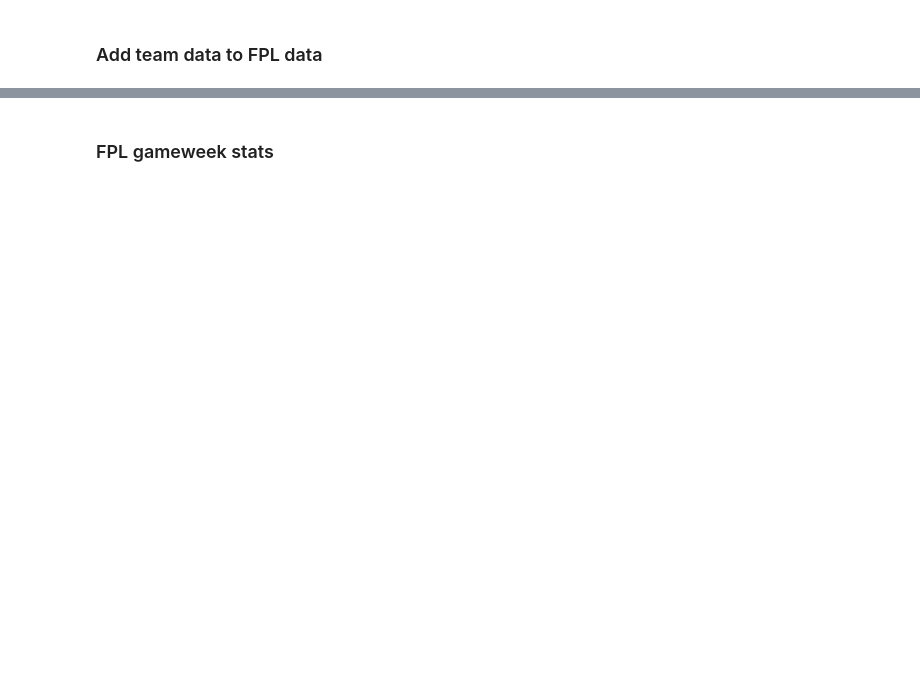
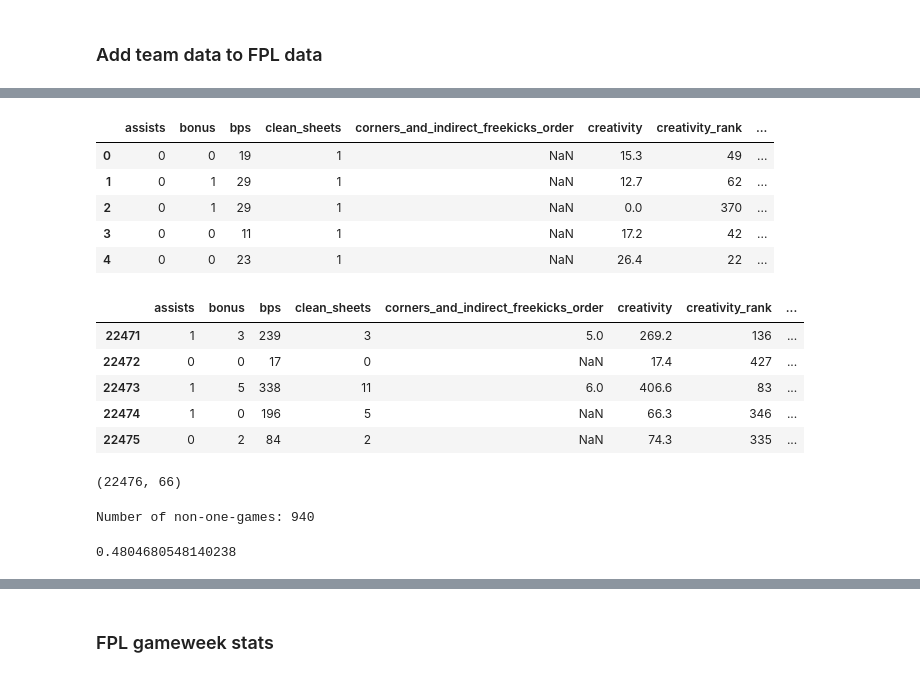
Before and after one commit to jaksticks/Fantasy-Premier-League, a Jupyter notebook: season23_24/notebooks/modelling/data_processing.ipynb, the cells around one changed output, grey strips where cells are left out. Cells and saved outputs as stored; diff of their text form; code cells hidden in the pictures; blank space fills up the shorter version.

```diff
--- a/season23_24/notebooks/modelling/data_processing.ipynb
+++ b/season23_24/notebooks/modelling/data_processing.ipynb
@@ -308,3 +645,7 @@ fixtures_melt
+# %%
+# shift team xg data by one so that the target game result is not included
+cols_to_shift = [col for col in fixtures_melt if 'ewm' in col]
+fixtures_melt[cols_to_shift] = fixtures_melt.groupby('value')[cols_to_shift].shift(1)
 # %%
 # check what a given team's stats look like
 fixtures_melt[fixtures_melt.value=='Fulham']
@@ -321,6 +698,7 @@ col_names += [f'xGA_ewm_{i}' for i in rolling_windows]
 nr_cols = len(col_names)
 team_data = []
 opponent_data = []
+home_indicator = []
 count_non_one_games = 0
 for ix, row in fpl_df.iterrows():
     gameweek = row.gameweek
@@ -330,34 +708,58 @@ for ix, row in fpl_df.iterrows():
     if games.shape[0]!=1:
         team_data.append( np.array([np.nan]*nr_cols) )
         opponent_data.append( np.array([np.nan]*nr_cols) )
+        home_indicator.append( np.array([np.nan]) )
         count_non_one_games += 1
     elif games.shape[0]==1:
         # add team data
         team_data.append( games[col_names].values.flatten() )
         # find opponent data
         home_game = games.variable.values[0]=='home_team'
         game_id = games.id.values[0]
         if home_game:
+            home_indicator.append( np.array([1]) )
             opponent_team = fixtures_df.loc[(fixtures_df.home_team==team) & (fixtures_df.event==gameweek) & (fixtures_df.season==season), 'away_team'].values[0]
         else:
+            home_indicator.append( np.array([0]) )
             opponent_team = fixtures_df.loc[(fixtures_df.away_team==team) & (fixtures_df.event==gameweek) & (fixtures_df.season==season), 'home_team'].values[0]
         opponent_games = fixtures_melt[(fixtures_melt.value==opponent_team) & (fixtures_melt.event==gameweek) & (fixtures_melt.season==season) & (fixtures_melt.id==game_id)]
         # add opponent data
         opponent_data.append( opponent_games[col_names].values.flatten() )
     else:
         print(f'Check number of games for ix {ix}!')
 
 
 new_col_names = ['team_'+col for col in col_names]
 team_data_df = pd.DataFrame(team_data, columns=new_col_names)
 new_oppo_col_names = ['opponent_'+col for col in col_names]
 opponent_data_df = pd.DataFrame(opponent_data, columns=new_oppo_col_names)
+home_indicator_df = pd.DataFrame(home_indicator, columns=['home'])
 
-fpl_df = fpl_df.join([team_data_df, opponent_data_df])
+fpl_df = fpl_df.join([team_data_df, opponent_data_df, home_indicator_df])
 
 display(fpl_df.head())
 display(fpl_df.tail())
 display(fpl_df.shape)
 print(f'Number of non-one-games: {count_non_one_games}')
+# %% [output]
+|  | assists | bonus | bps | clean_sheets | corners_and_indirect_freekicks_order | creativity | creativity_rank | ... |
+| 0 | 0 | 0 | 19 | 1 | NaN | 15.3 | 49 | ... |
+| 1 | 0 | 1 | 29 | 1 | NaN | 12.7 | 62 | ... |
+| 2 | 0 | 1 | 29 | 1 | NaN | 0.0 | 370 | ... |
+| 3 | 0 | 0 | 11 | 1 | NaN | 17.2 | 42 | ... |
+| 4 | 0 | 0 | 23 | 1 | NaN | 26.4 | 22 | ... |
+|  | assists | bonus | bps | clean_sheets | corners_and_indirect_freekicks_order | creativity | creativity_rank | ... |
+| 22471 | 1 | 3 | 239 | 3 | 5.0 | 269.2 | 136 | ... |
+| 22472 | 0 | 0 | 17 | 0 | NaN | 17.4 | 427 | ... |
+| 22473 | 1 | 5 | 338 | 11 | 6.0 | 406.6 | 83 | ... |
+| 22474 | 1 | 0 | 196 | 5 | NaN | 66.3 | 346 | ... |
+| 22475 | 0 | 2 | 84 | 2 | NaN | 74.3 | 335 | ... |
+(22476, 66)
+Number of non-one-games: 940
+# %%
+# should be close to 50%
+fpl_df.home.sum() / fpl_df.shape[0]
+# %% [output]
+0.4804680548140238
 # %%
 fpl_df.isnull().sum()
```
Also changed, not shown: parts of 29 cells of this notebook, 12 other files.
